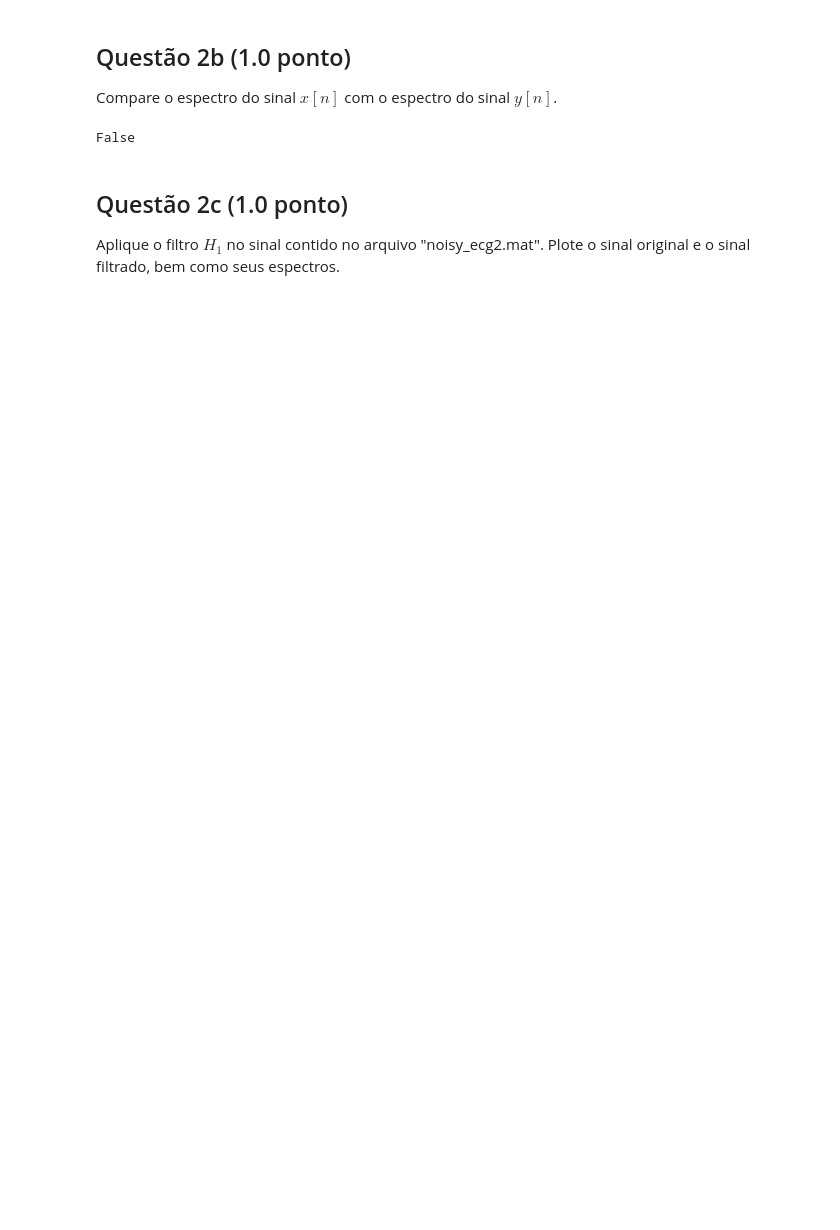
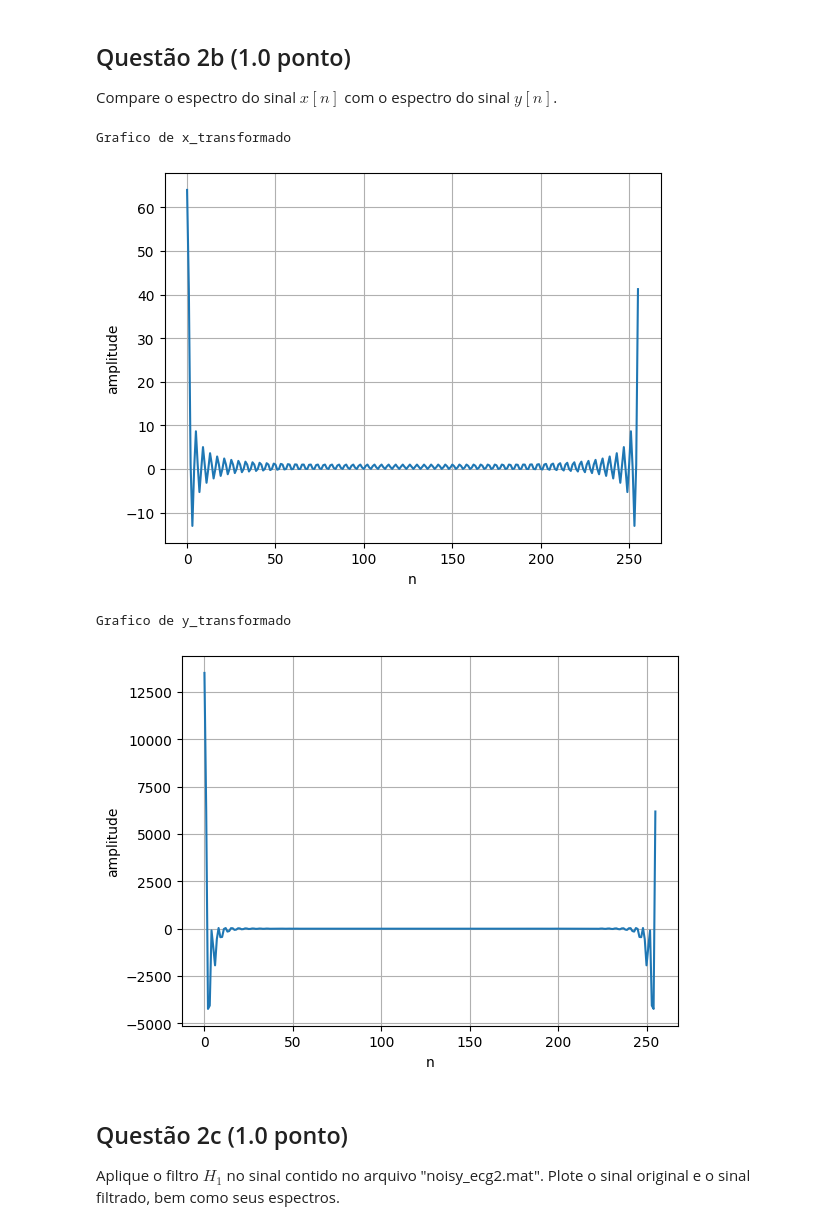
Before and after one commit to CristianoCTS/SSTD, a Jupyter notebook: Projeto-3/211028050-projeto3.ipynb, the cells around one changed output. Drawn from its saved outputs; the diff is of its cells as text; code cells hidden in the pictures; blank space fills up the shorter version.

```diff
--- a/Projeto-3/211028050-projeto3.ipynb
+++ b/Projeto-3/211028050-projeto3.ipynb
@@ -232,11 +257,28 @@ Graficode de x[n]
 ## Questão 2b (1.0 ponto)
 
 Compare o espectro do sinal $x\left[n\right]$ com o espectro do sinal $y\left[n\right]$.
-# %%
-#Resposta da questão 2b
-range(5, 9) in [2, 3, 7]
-# %% [output]
-False
+# %%
+x_transformado = fft(xn)
+y_transformado = fft(xn_filtrado)
+
+print("Grafico de x_transformado")
+plt.plot(x_transformado)
+plt.xlabel("n")
+plt.ylabel("amplitude")
+plt.grid()
+plt.show()
+
+print("Grafico de y_transformado")
+plt.plot(y_transformado)
+plt.xlabel("n")
+plt.ylabel("amplitude")
+plt.grid()
+plt.show()
+# %% [output]
+Grafico de x_transformado
+[figure, added]
+Grafico de y_transformado
+[figure, added]
 # %% [markdown]
 ## Questão 2c (1.0  ponto)
 
```
Also changed, not shown: parts of 5 cells of this notebook.
